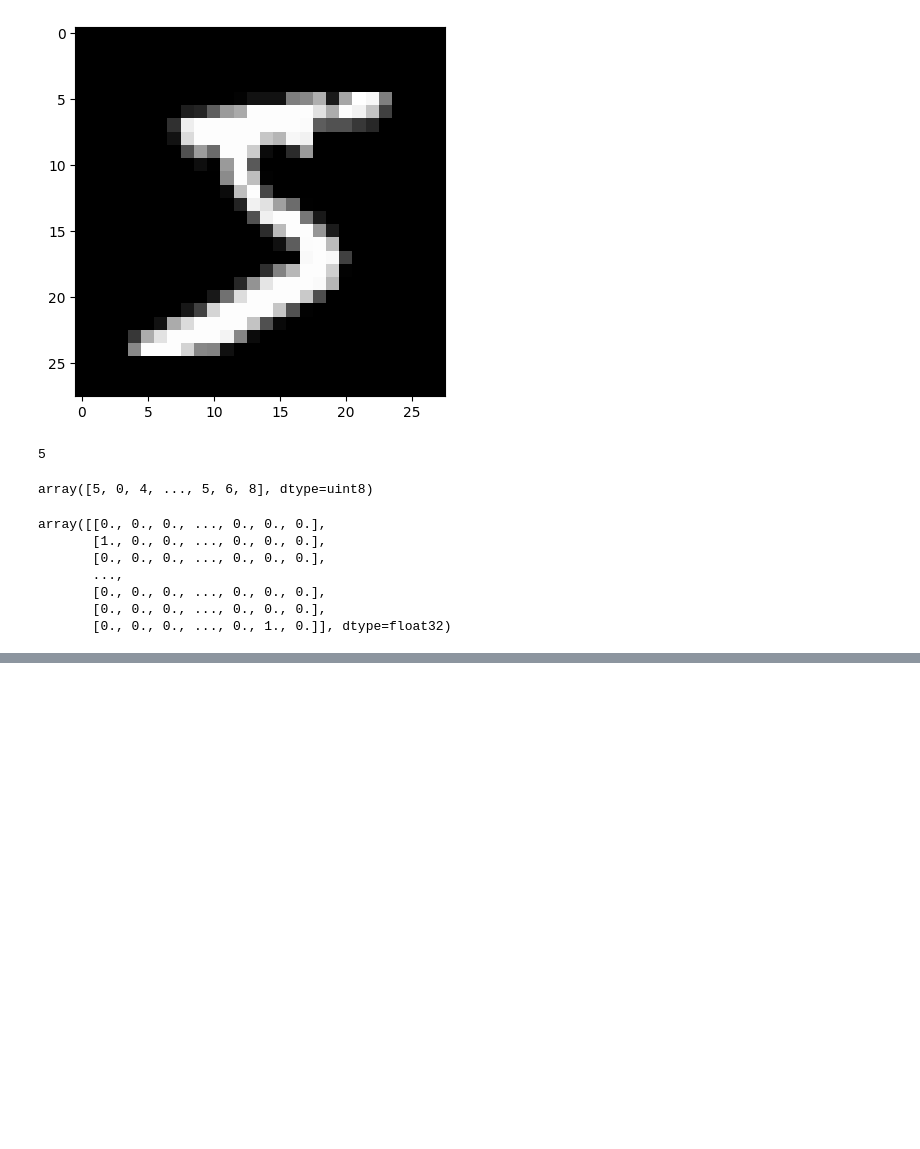
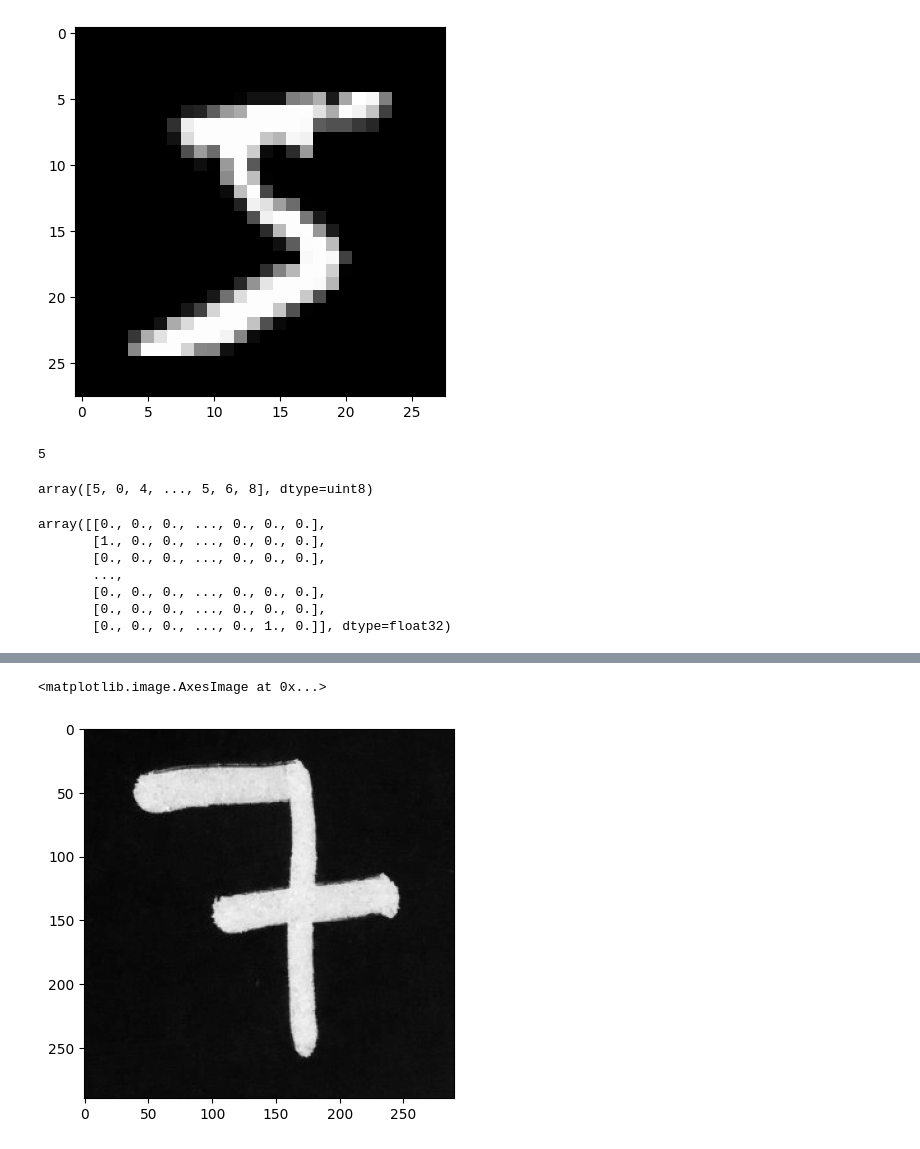
Before and after one commit to FatemeSafaei/Vision_Feb2023, a Jupyter notebook: 03_Deep Learning/05_FFNNProgramming/mnist.ipynb, the cells around one changed output, grey strips where cells are left out. Saved outputs shown, nothing was run; the diff lists cells and outputs as text; code cells hidden in the pictures; blank space fills up the shorter version.

```diff
--- a/03_Deep Learning/05_FFNNProgramming/mnist.ipynb
+++ b/03_Deep Learning/05_FFNNProgramming/mnist.ipynb
@@ -84,0 +138,9 @@ print(test_loss, test_acc)
+# %%
+import cv2
+im_gray_2 = cv2.imread('/content/drive/MyDrive/Test_MNIST/seven.png', cv2.IMREAD_GRAYSCALE)
+#plt.imshow(im_gray, cmap='gray')
+im_gray_inverted= cv2.bitwise_not(im_gray)
+plt.imshow(im_gray_inverted, cmap='gray')
+# %% [output]
+<matplotlib.image.AxesImage at 0x...>
+[figure, added]
```
Also changed, not shown: parts of 13 cells of this notebook, 2 other files.
